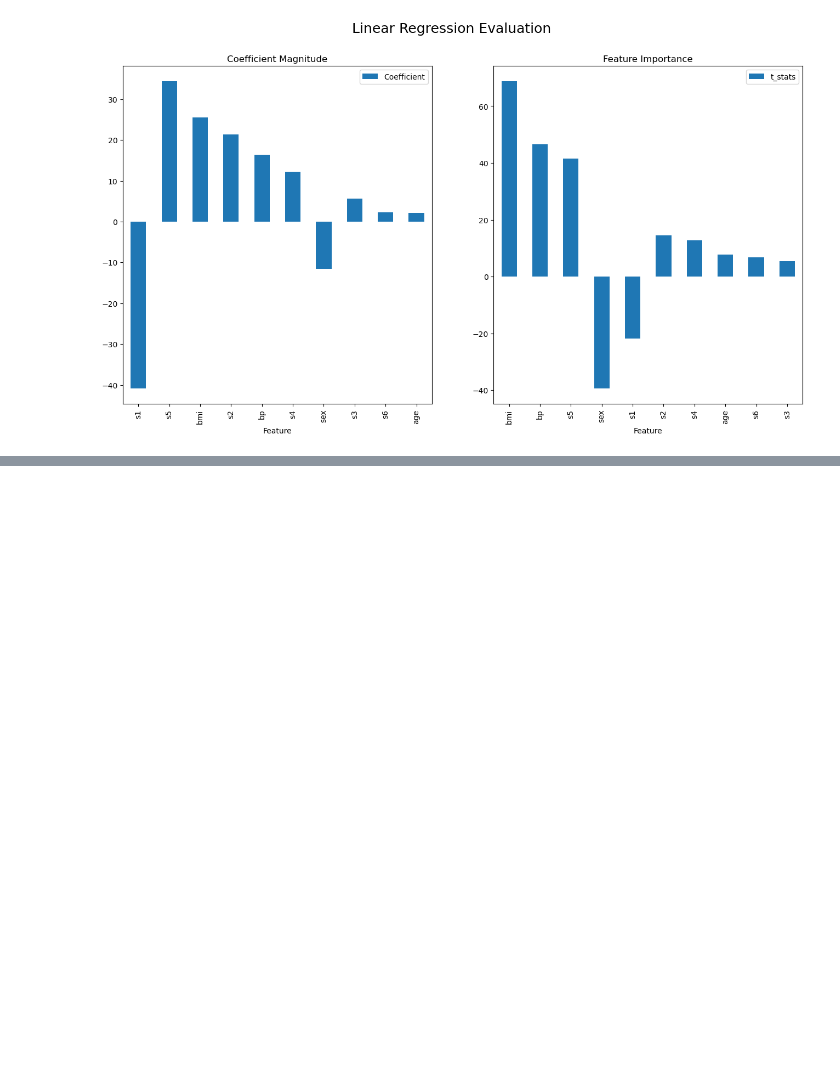
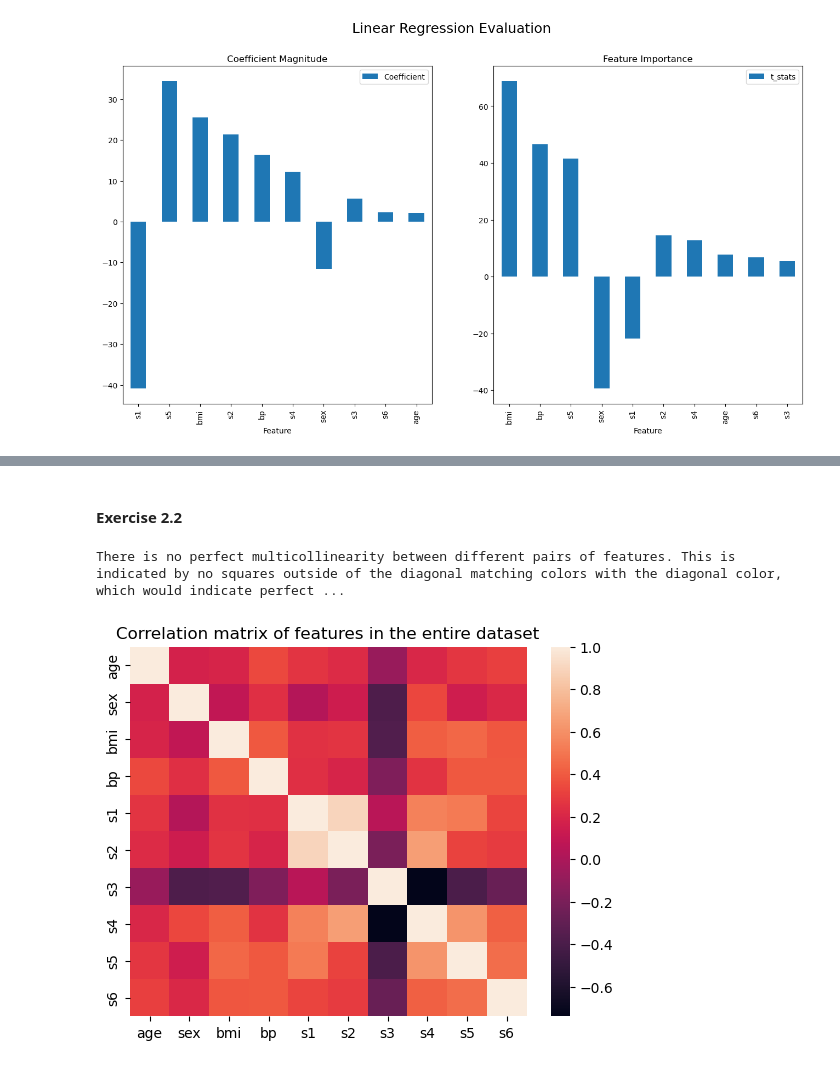
Before and after one commit to DiegoGarciaFrade/ResponsibleAI_G1, a Jupyter notebook: Week_2_1_linear_regression.ipynb, the cells around one changed output, grey strips where cells are left out. Cells and saved outputs as stored; diff of their text form; code cells hidden in the pictures; blank space fills up the shorter version.

```diff
--- a/Week_2_1_linear_regression.ipynb
+++ b/Week_2_1_linear_regression.ipynb
@@ -193,0 +217,13 @@ A difference between the two is that . . .
+# %% [markdown]
+#### Exercise 2.2
+# %%
+import seaborn as sns
+sns.heatmap(X_train.append(X_test).corr())
+plt.title('Correlation matrix of features in the entire dataset')
+;
+print('There is no perfect multicollinearity between different pairs of features. This is indicated by no squares outside of the diagonal matching colors with the diagonal color, which would indicate perfect multicollinearity. Another indication is that -1 is not in the range of the correlations calculated.')
+print()
+print()
+# %% [output]
+There is no perfect multicollinearity between different pairs of features. This is indicated by no squares outside of the diagonal matching colors with the diagonal color, which would indicate perfect ...
+[figure, added]
```
Also changed, not shown: parts of 5 cells of this notebook.
